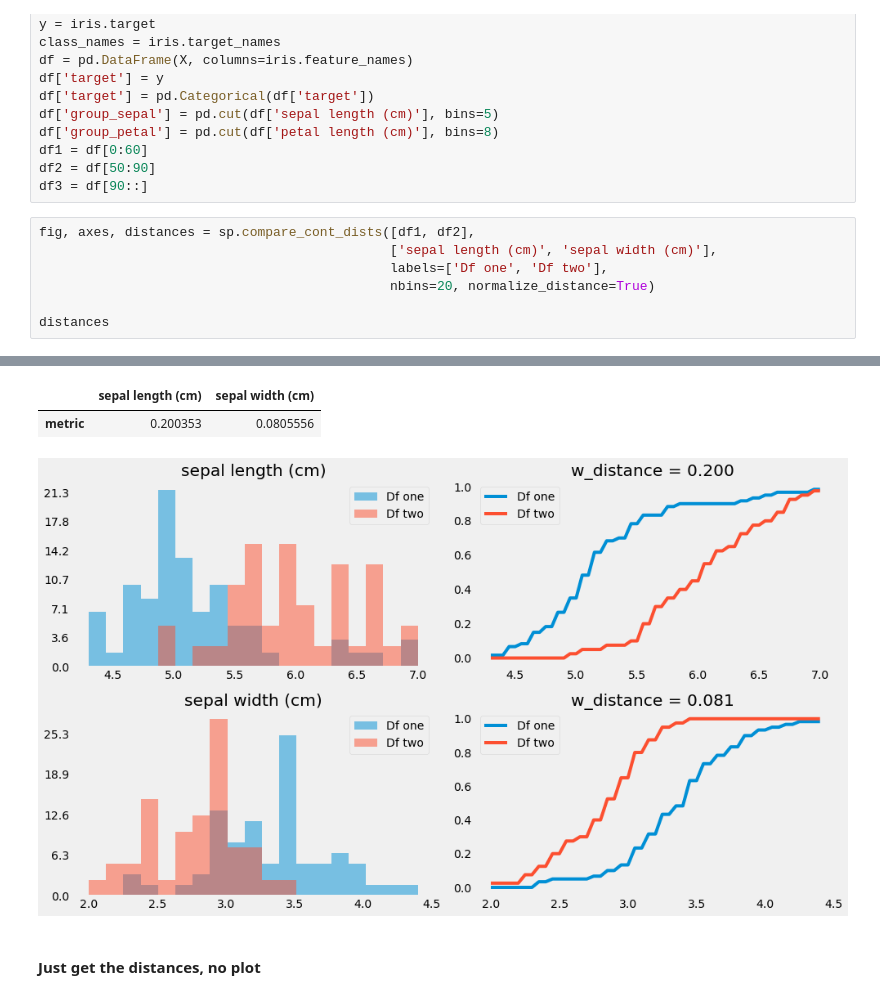
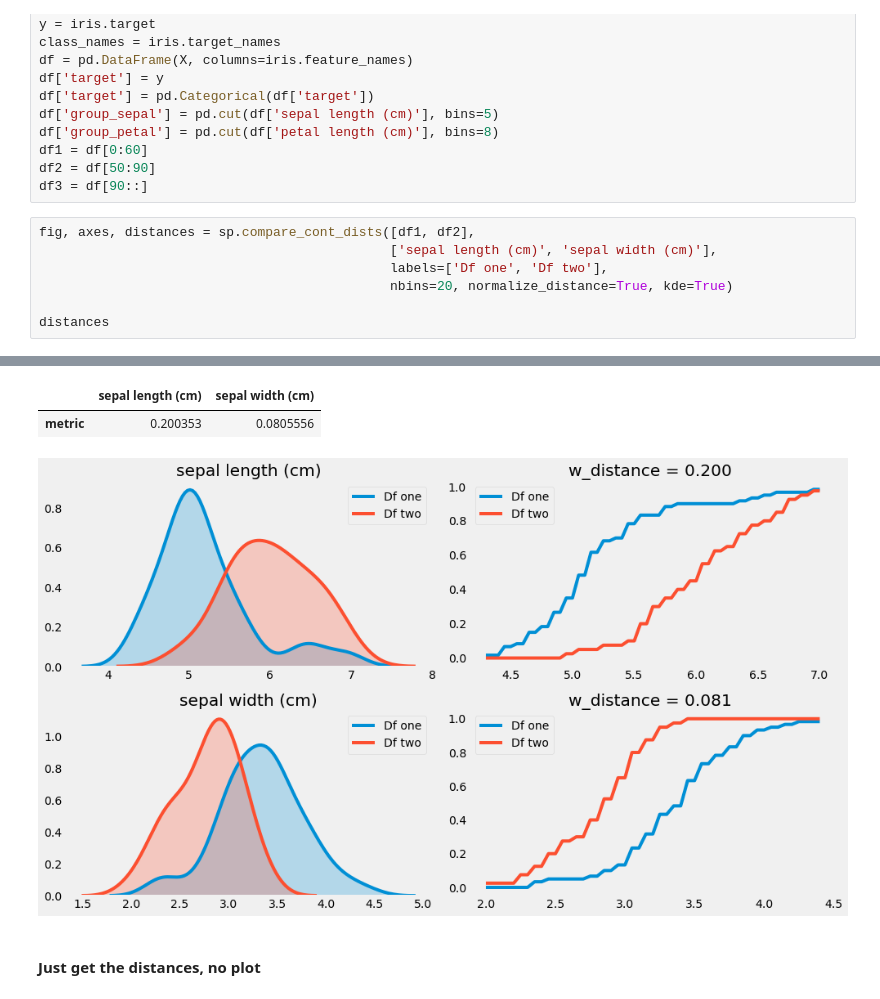
Before and after one commit to SpikeLab-CL/SpikePy, a Jupyter notebook: Notebooks/plots_helpers.ipynb, the cells around one changed output, grey strips where cells are left out. Saved outputs shown, nothing was run; the diff lists cells and outputs as text.

```diff
--- a/Notebooks/plots_helpers.ipynb
+++ b/Notebooks/plots_helpers.ipynb
@@ -97,16 +97,16 @@ df3 = df[90::]
 # %%
 fig, axes, distances = sp.compare_cont_dists([df1, df2],
                                              ['sepal length (cm)', 'sepal width (cm)'],
                                              labels=['Df one', 'Df two'],
-                                             nbins=20, normalize_distance=True)
+                                             nbins=20, normalize_distance=True, kde=True)
 
 distances
 # %% [output]
 [interactive output not drawn]
 [interactive output not drawn]
 |  | sepal length (cm) | sepal width (cm) |
 | metric | 0.200353 | 0.0805556 |
-[figure, old version]
+[figure, new version]
 # %% [markdown]
 #### Just get the distances, no plot
 # %%
```
Also changed, not shown: parts of 1 cell of this notebook, 1 other file.
